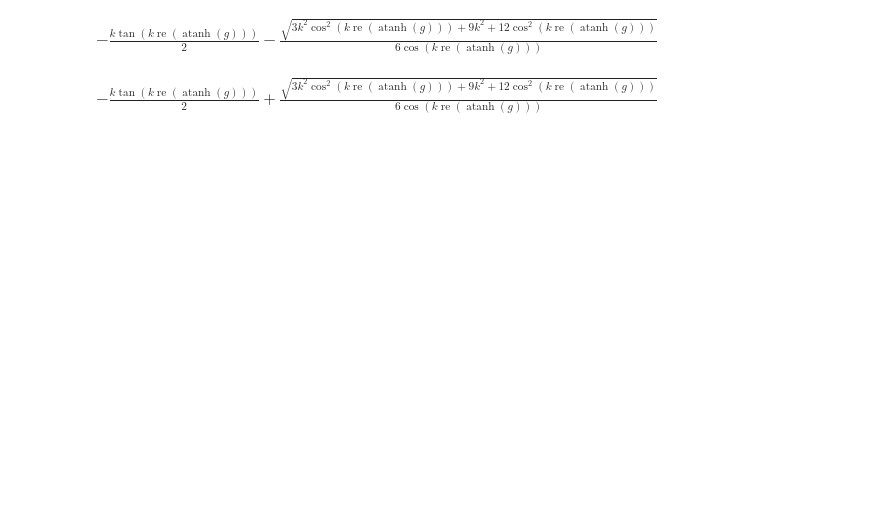
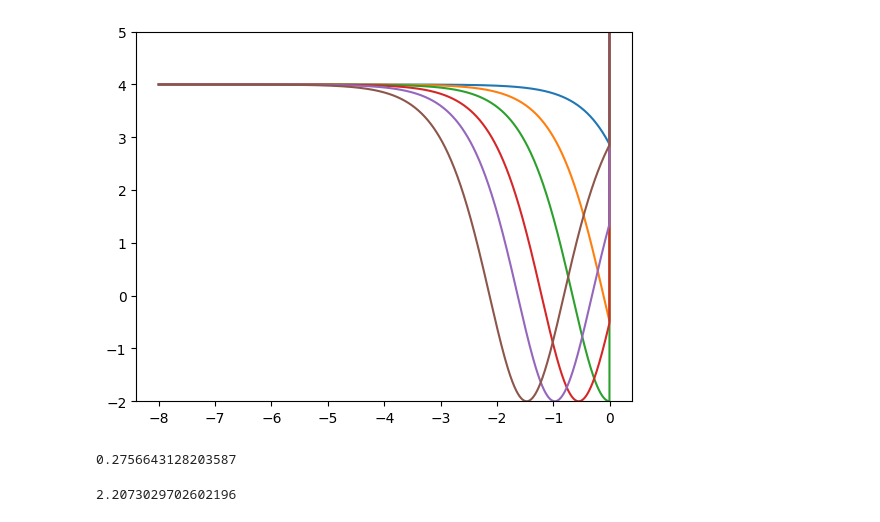
Before and after one commit to JairoSSantos/parallel-kink-scattering, a Jupyter notebook: notebooks/dirichlet-sym.ipynb, the cells around one changed output. Cells and saved outputs as stored; diff of their text form; code cells hidden in the pictures; blank space fills up the shorter version.

```diff
--- a/notebooks/dirichlet-sym.ipynb
+++ b/notebooks/dirichlet-sym.ipynb
@@ -3,4 +0,0 @@ import sympy as sp
-# %%
-x, x0, k, H, g = sp.symbols('x, x_0, k, H, g', real=True)
-eta = sp.exp(-sp.I*k*(x - x0))*(-1 - k**2 + 3*sp.I*k*sp.tanh(x - x0) + 3*sp.tanh(x - x0)**2)
-eta
@@ -24,8 +0,0 @@ $\displaystyle 3 k \sin{\left(k x_{0} \right)} \tanh{\left(x_{0} \right)} + \lef
-# %%
-v1
-# %% [output]
-$\displaystyle - \frac{k \tan{\left(k \operatorname{re}{\left(\operatorname{atanh}{\left(g \right)}\right)} \right)}}{2} - \frac{\sqrt{3 k^{2} \cos^{2}{\left(k \operatorname{re}{\left(\operatorname{atanh}{\left(g \right)}\right)} \right)} + 9 k^{2} + 12 \cos^{2}{\left(k \operatorname{re}{\left(\operatorname{atanh}{\left(g \right)}\right)} \right)}}}{6 \cos{\left(k \operatorname{re}{\left(\operatorname{atanh}{\left(g \right)}\right)} \right)}}$
-# %%
-v2
-# %% [output]
-$\displaystyle - \frac{k \tan{\left(k \operatorname{re}{\left(\operatorname{atanh}{\left(g \right)}\right)} \right)}}{2} + \frac{\sqrt{3 k^{2} \cos^{2}{\left(k \operatorname{re}{\left(\operatorname{atanh}{\left(g \right)}\right)} \right)} + 9 k^{2} + 12 \cos^{2}{\left(k \operatorname{re}{\left(\operatorname{atanh}{\left(g \right)}\right)} \right)}}}{6 \cos{\left(k \operatorname{re}{\left(\operatorname{atanh}{\left(g \right)}\right)} \right)}}$
@@ -33,0 +5,14 @@ sp.plot(v1)
+# %%
+def U(x, H):
+    return np.where(x < 0, 6*np.tanh(x - np.arctanh(H))**2 - 2, 1000)
+# %%
+N = 2048
+x0 = 8
+x = np.linspace(-x0, 0, N)
+dx = x0/(N-1)
+for H in [0.9, 0.5, 0, -0.5, -0.75, -0.9]:
+    plt.plot(x, U(x, H))
+plt.ylim(-2, 5)
+plt.show()
+# %% [output]
+[figure, added]
@@ -33,0 +24,8 @@ sp.plot(v1)
+# %%
+np.sqrt(w[0])/(2*np.pi)
+# %% [output]
+0.2756643128203587
+# %%
+np.sqrt(w[2])
+# %% [output]
+2.2073029702602196
```
Also changed, not shown: parts of 10 cells of this notebook, 13 other files.
